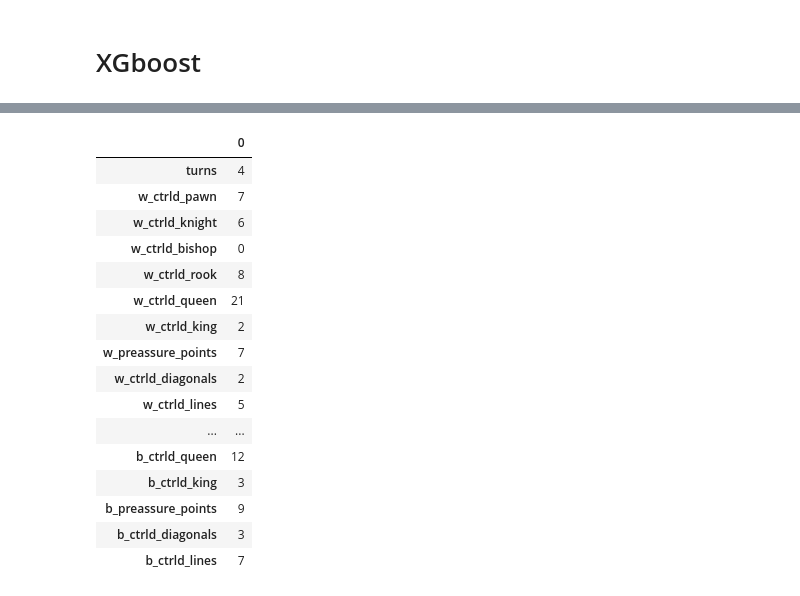
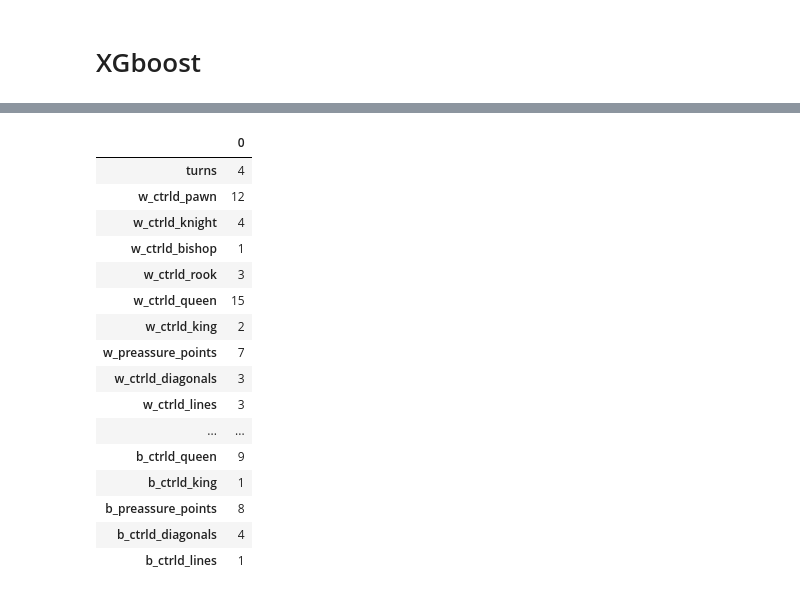
Before and after one commit to AlexNoelHdz/CHESS_openings, a Jupyter notebook: Model_tuning.ipynb, the cells around one changed output, grey strips where cells are left out. Saved outputs shown, nothing was run; the diff lists cells and outputs as text; code cells hidden in the pictures.

```diff
--- a/Model_tuning.ipynb
+++ b/Model_tuning.ipynb
@@ -156,24 +227,24 @@ plt.show()
 # %%
 import extract_features as ef
-fen = '3r2k1/3r1p1p/6p1/1Q6/P3p1b1/2P3N1/2q2PPP/R1R3K1 b - - 0 24'
+fen = '1r1q1rk1/pb2bppp/4p3/6N1/2pPQ3/4P2P/PP3PP1/R1B2RK1 w - - 1 17'
 moves = 4
 new_sample_df = ef.count_all_features(fen, moves)
 new_sample_df.T
 # %% [output]
 |  | 0 |
 | turns | 4 |
-| w_ctrld_pawn | 7 |
-| w_ctrld_knight | 6 |
-| w_ctrld_bishop | 0 |
-| w_ctrld_rook | 8 |
-| w_ctrld_queen | 21 |
+| w_ctrld_pawn | 12 |
+| w_ctrld_knight | 4 |
+| w_ctrld_bishop | 1 |
+| w_ctrld_rook | 3 |
+| w_ctrld_queen | 15 |
 | w_ctrld_king | 2 |
 | w_preassure_points | 7 |
-| w_ctrld_diagonals | 2 |
-| w_ctrld_lines | 5 |
+| w_ctrld_diagonals | 3 |
+| w_ctrld_lines | 3 |
 | ... | ... |
-| b_ctrld_queen | 12 |
-| b_ctrld_king | 3 |
-| b_preassure_points | 9 |
-| b_ctrld_diagonals | 3 |
-| b_ctrld_lines | 7 |
+| b_ctrld_queen | 9 |
+| b_ctrld_king | 1 |
+| b_preassure_points | 8 |
+| b_ctrld_diagonals | 4 |
+| b_ctrld_lines | 1 |
```
Also changed, not shown: parts of 19 cells of this notebook, 5 other files.
